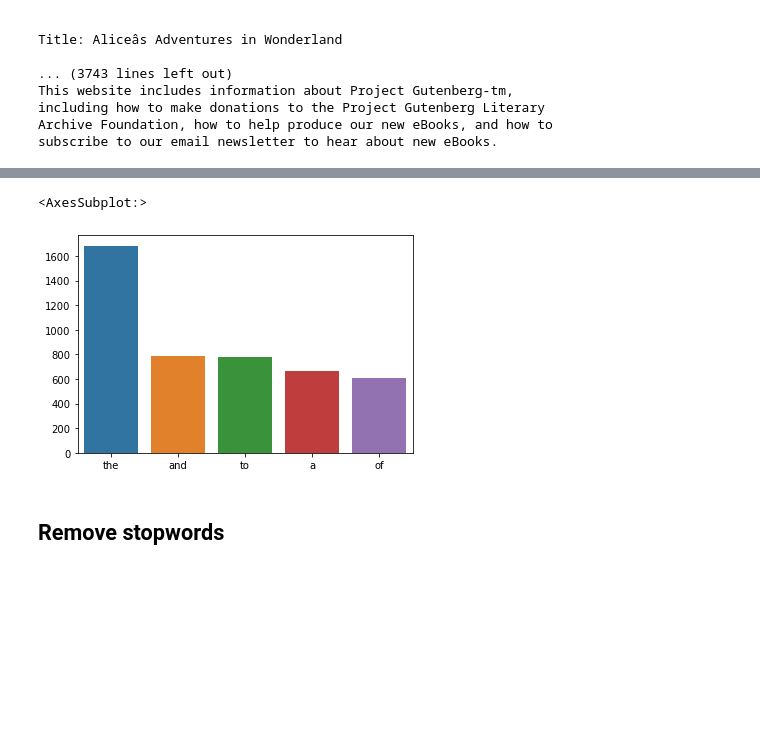
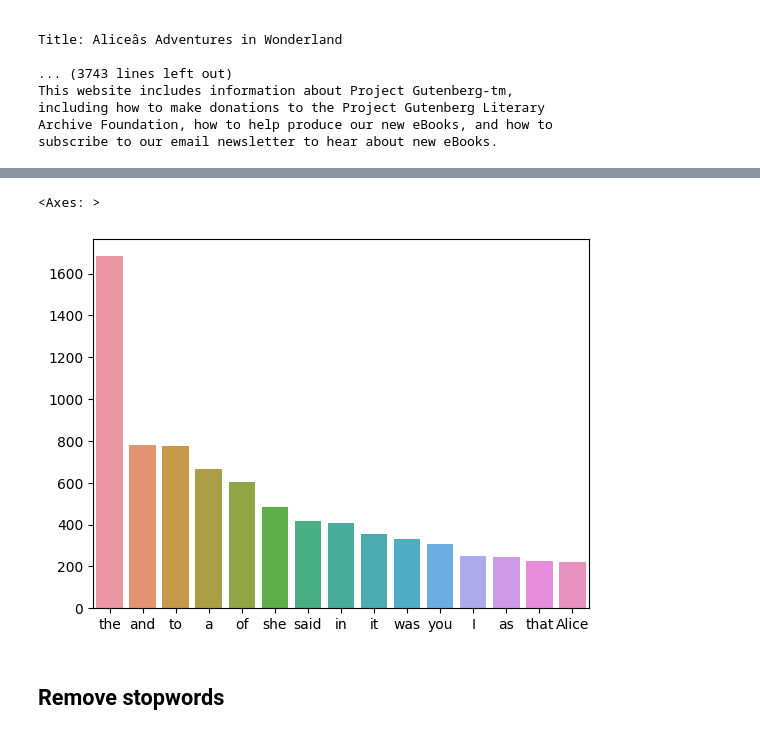
Before and after one commit to trehansalil/neurolab-python, a Jupyter notebook: intro_to_nltk_feb23/Text Processing using NLTK.ipynb, the cells around one changed output, grey strips where cells are left out. Cells and saved outputs as stored; diff of their text form; code cells hidden in the pictures; blank space fills up the shorter version.

```diff
--- a/intro_to_nltk_feb23/Text Processing using NLTK.ipynb
+++ b/intro_to_nltk_feb23/Text Processing using NLTK.ipynb
@@ -70,10 +89,10 @@ def plot_word_frequency(words, top_n=10):
     return plot
 # %%
 alice_words = alice.text.split()
-plot_word_frequency(alice_words, 5)
+plot_word_frequency(alice_words, 15)
 # %% [output]
-<AxesSubplot:>
+<Axes: >
-[figure, old version]
+[figure, new version]
 # %% [markdown]
 ## Remove stopwords
 # %%
```
Also changed, not shown: parts of 2 cells of this notebook.
